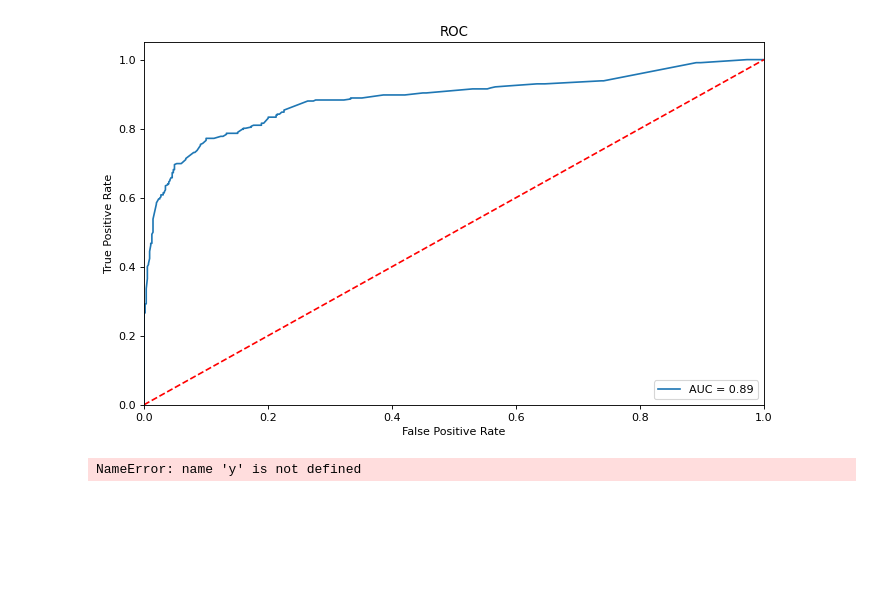
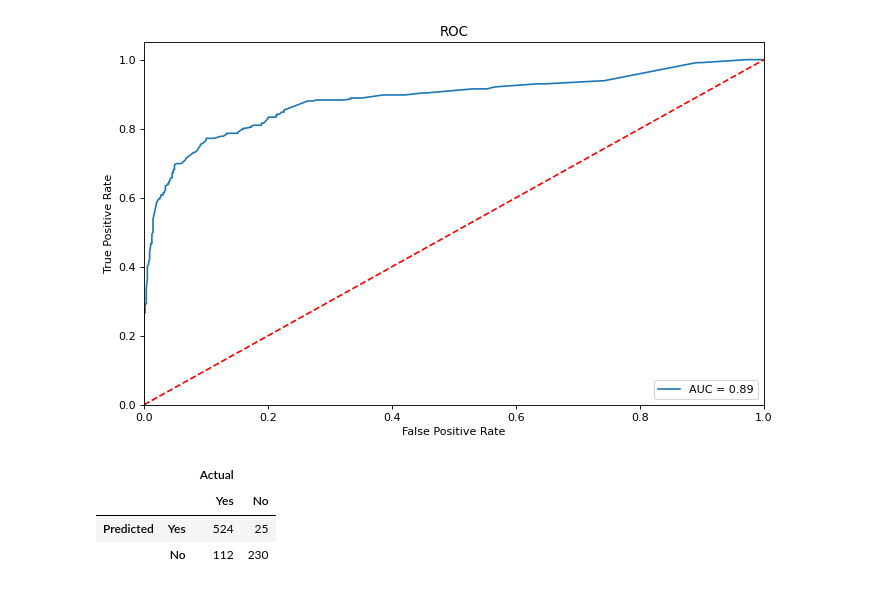
Before and after one commit to SebastienW71/customerAnalysis, a Jupyter notebook: Titanic_ML_Lab.ipynb, the cells around one changed output. Saved outputs shown, nothing was run; the diff lists cells and outputs as text; code cells hidden in the pictures; blank space fills up the shorter version.

```diff
--- a/Titanic_ML_Lab.ipynb
+++ b/Titanic_ML_Lab.ipynb
@@ -443,13 +443,16 @@ AUC is:
 [figure]
 # %%
 cm = pd.DataFrame({
-                    'Yes':confusion_matrix(y_train, y_pred)[:,0],
-                    'No': confusion_matrix(y_train, y)[:,1]
+                    'Yes':confusion_matrix(y_train, rtree.predict(x_train))[:,0],
+                    'No': confusion_matrix(y_train, rtree.predict(x_train))[:,1]
 })
 s = [['Predicted','Predicted'],['Yes','No']]
 cm.index = s
 v = [['Actual','Actual'],['Yes','No']]
 cm.columns = v
 cm
 # %% [output]
-NameError: name 'y' is not defined
+|  |  | Actual |  |
+|  |  | Yes | No |
+| Predicted | Yes | 524 | 25 |
+|  | No | 112 | 230 |
```
